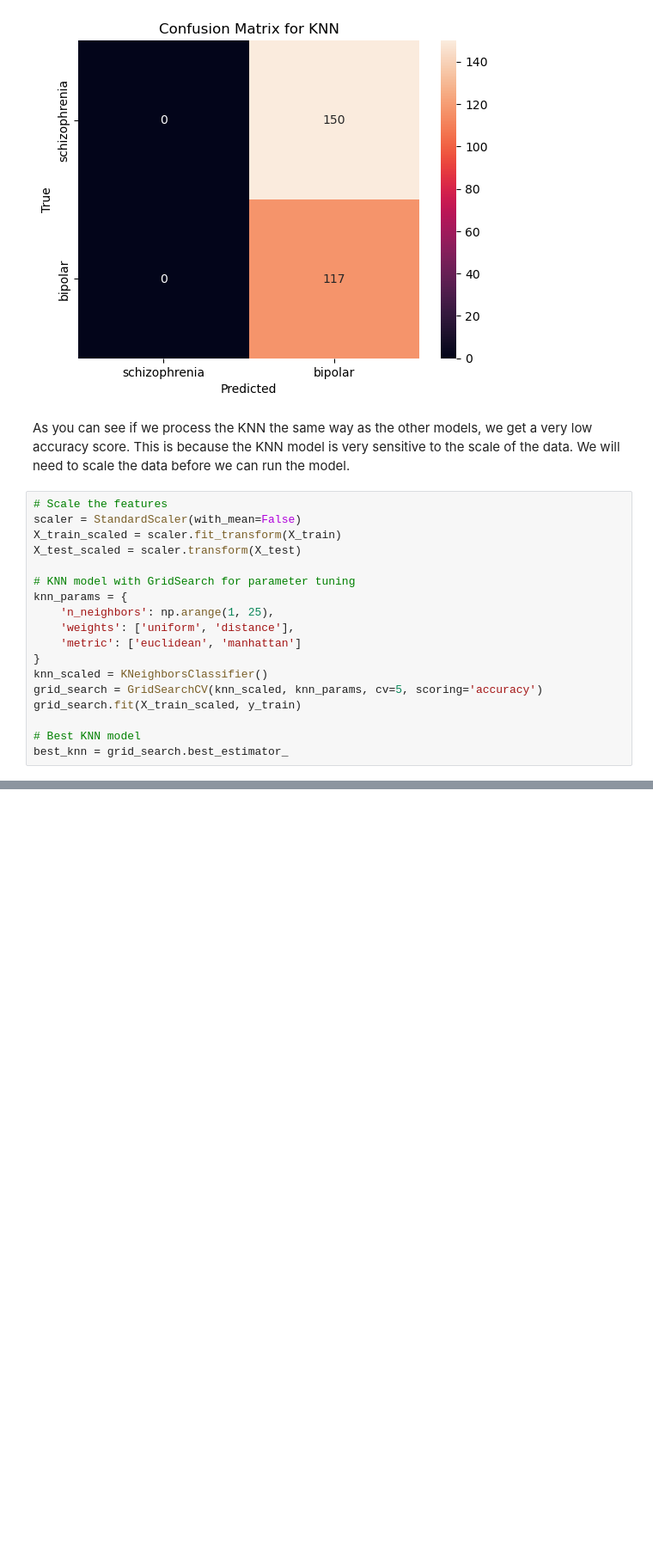
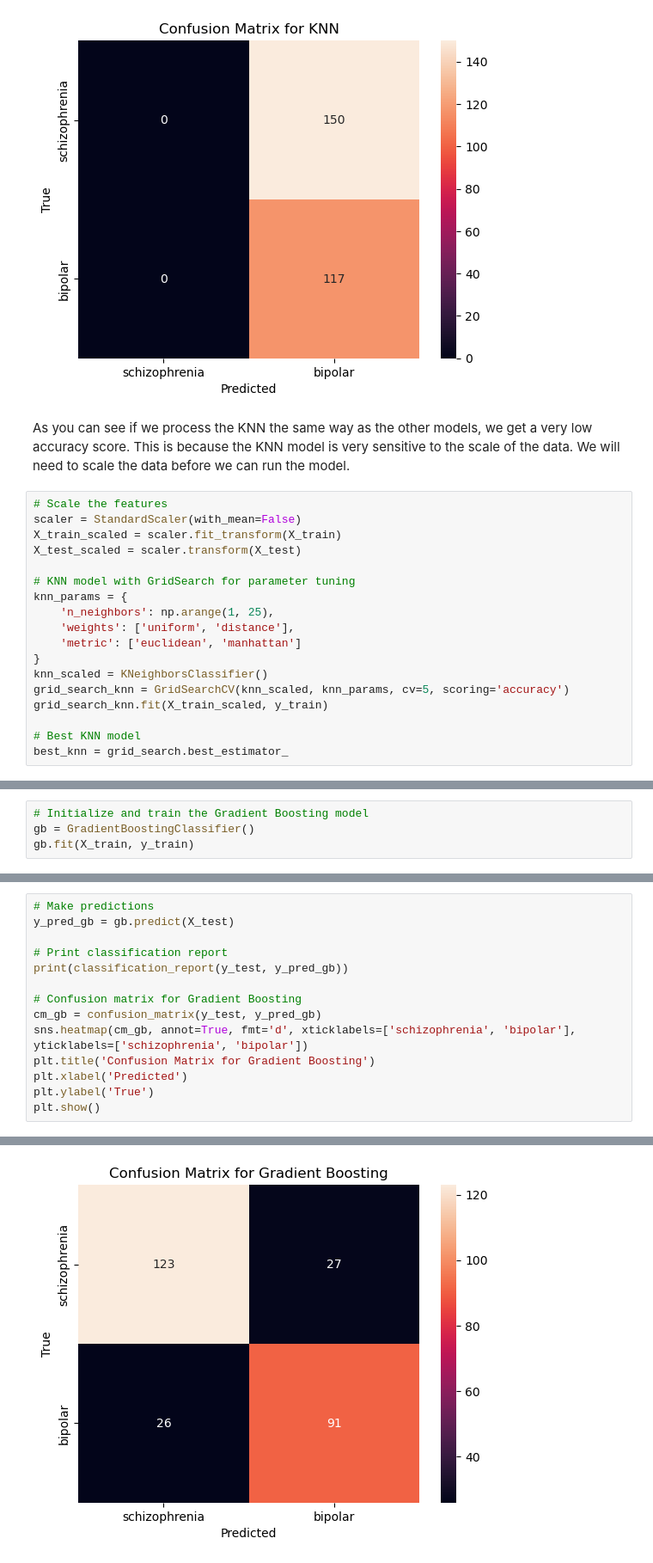
Before and after one commit to KyeraFrancis/NLP_Classification_Sentiment_analysis, a Jupyter notebook: 3_ANALYSIS/modeling_mh.ipynb, the cells around one changed output, grey strips where cells are left out. Shown: that part at 86% size. Drawn from its saved outputs; the diff is of its cells as text; blank space fills up the shorter version.

Commit message:
added Gradient Boosting to models

```diff
--- a/3_ANALYSIS/modeling_mh.ipynb
+++ b/3_ANALYSIS/modeling_mh.ipynb
@@ -592,8 +594,8 @@ knn_params = {
     'metric': ['euclidean', 'manhattan']
 }
 knn_scaled = KNeighborsClassifier()
-grid_search = GridSearchCV(knn_scaled, knn_params, cv=5, scoring='accuracy')
-grid_search.fit(X_train_scaled, y_train)
+grid_search_knn = GridSearchCV(knn_scaled, knn_params, cv=5, scoring='accuracy')
+grid_search_knn.fit(X_train_scaled, y_train)
 
 # Best KNN model
 best_knn = grid_search.best_estimator_
@@ -630,0 +645,4 @@ Accuracy: 0.45318352059925093
+# %%
+# Initialize and train the Gradient Boosting model
+gb = GradientBoostingClassifier()
+gb.fit(X_train, y_train)
@@ -630,0 +651,15 @@ Accuracy: 0.45318352059925093
+# %%
+# Make predictions
+y_pred_gb = gb.predict(X_test)
+
+# Print classification report
+print(classification_report(y_test, y_pred_gb))
+
+# Confusion matrix for Gradient Boosting
+cm_gb = confusion_matrix(y_test, y_pred_gb)
+sns.heatmap(cm_gb, annot=True, fmt='d', xticklabels=['schizophrenia', 'bipolar'], yticklabels=['schizophrenia', 'bipolar'])
+plt.title('Confusion Matrix for Gradient Boosting')
+plt.xlabel('Predicted')
+plt.ylabel('True')
+plt.show()
+# %% [output]
@@ -630,0 +674 @@ Accuracy: 0.45318352059925093
+[figure, added]
```
Also changed, not shown: parts of 9 cells of this notebook, 2 other files.
